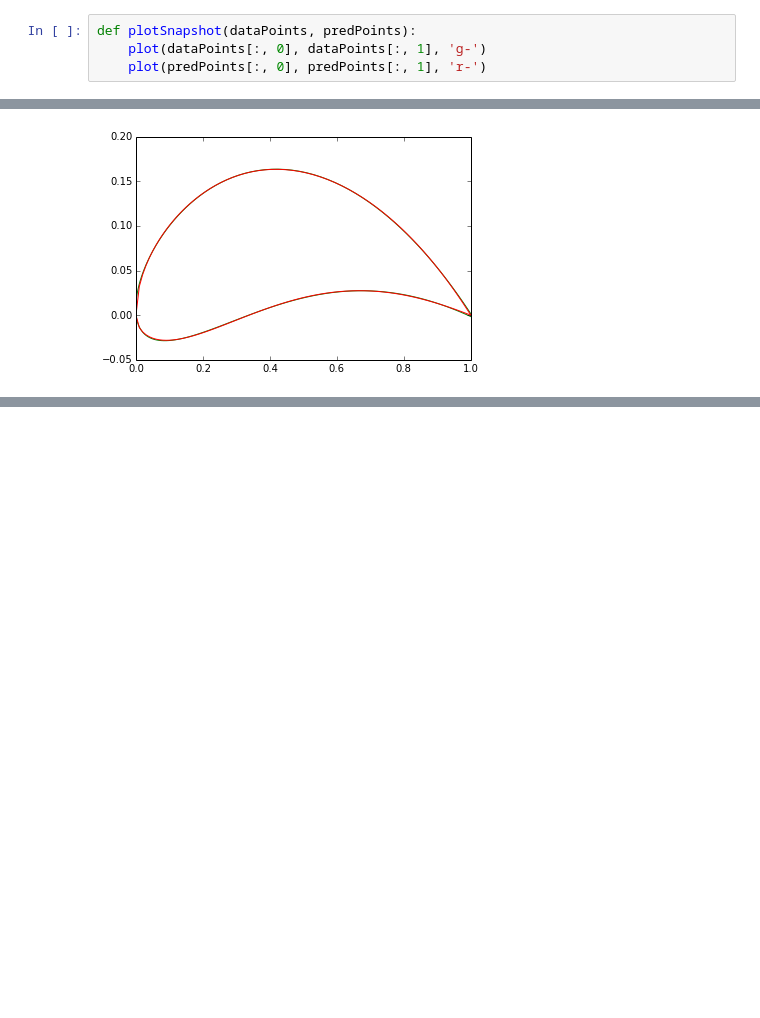
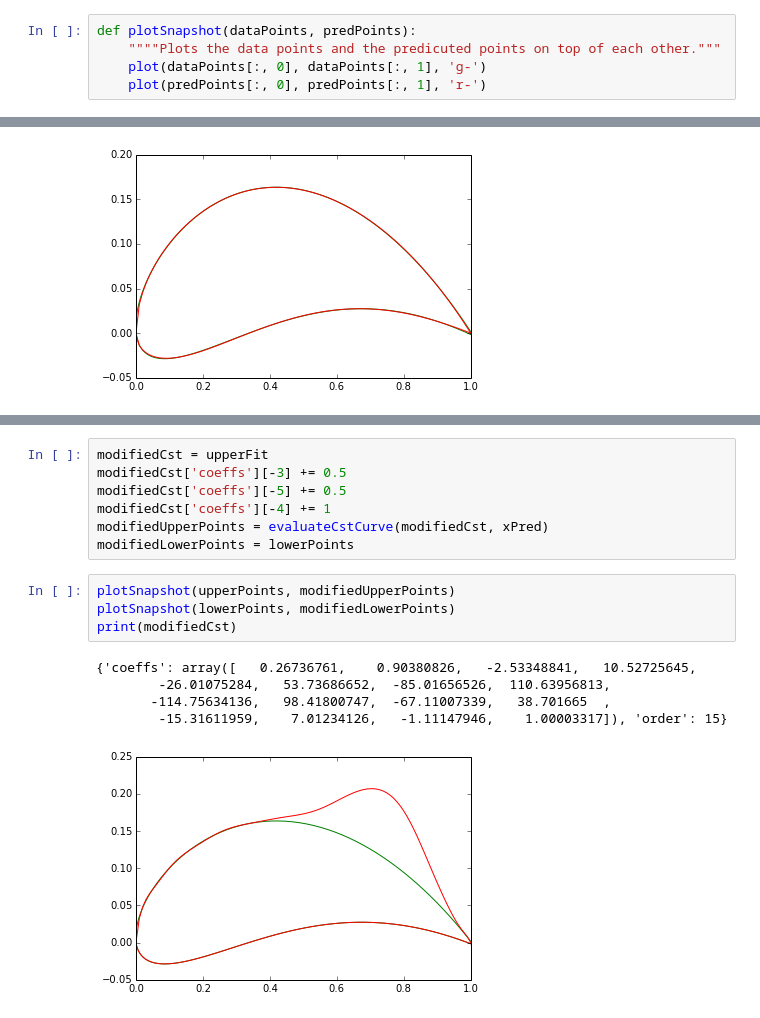
Before and after one commit to iain-peddie/AgileAlgorithmsCourse, a Jupyter notebook: src/Class-Shape curve model solution.ipynb, the cells around one changed output, grey strips where cells are left out. Saved outputs shown, nothing was run; the diff lists cells and outputs as text; blank space fills up the shorter version.

```diff
--- a/src/Class-Shape curve model solution.ipynb
+++ b/src/Class-Shape curve model solution.ipynb
@@ -59,6 +104,7 @@ predUpper = evaluateCstCurve(upperCst, xPred)
 predLower = evaluateCstCurve(lowerCst, xPred)
 # %%
 def plotSnapshot(dataPoints, predPoints):
+    """"Plots the data points and the predicuted points on top of each other."""
     plot(dataPoints[:, 0], dataPoints[:, 1], 'g-')
     plot(predPoints[:, 0], predPoints[:, 1], 'r-')
 # %%
@@ -132,0 +201,17 @@ plotResiduals(lowerPoints, lowerFit, target)
+# %%
+modifiedCst = upperFit
+modifiedCst['coeffs'][-3] += 0.5
+modifiedCst['coeffs'][-5] += 0.5
+modifiedCst['coeffs'][-4] += 1
+modifiedUpperPoints = evaluateCstCurve(modifiedCst, xPred)
+modifiedLowerPoints = lowerPoints
+# %%
+plotSnapshot(upperPoints, modifiedUpperPoints)
+plotSnapshot(lowerPoints, modifiedLowerPoints)
+print(modifiedCst)
+# %% [output]
+{'coeffs': array([   0.26736761,    0.90380826,   -2.53348841,   10.52725645,
+        -26.01075284,   53.73686652,  -85.01656526,  110.63956813,
+       -114.75634136,   98.41800747,  -67.11007339,   38.701665  ,
+        -15.31611959,    7.01234126,   -1.11147946,    1.00003317]), 'order': 15}
+[figure, added]
```
Also changed, not shown: parts of 8 cells of this notebook, 1 other file.
